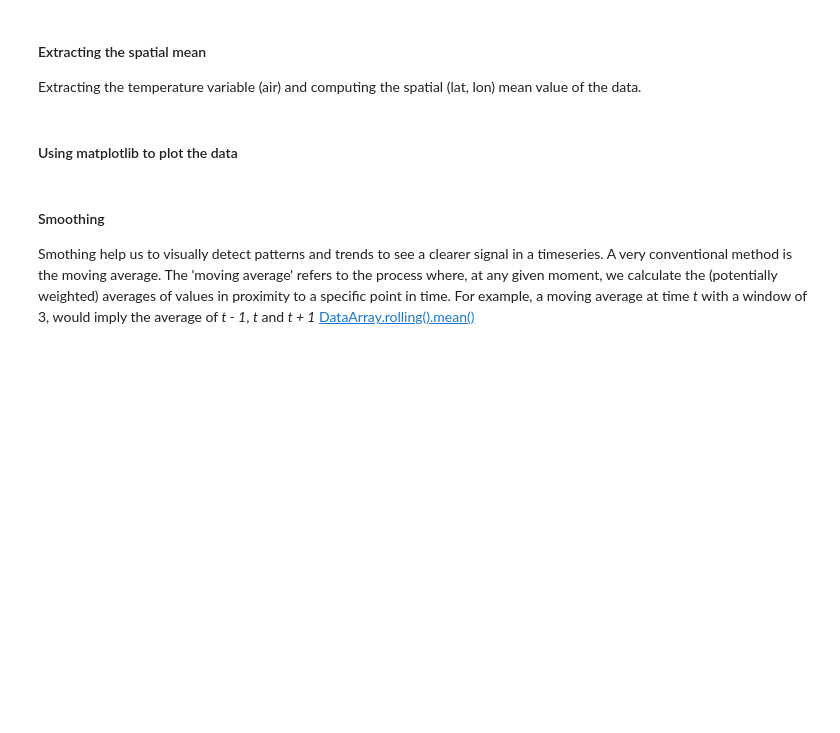
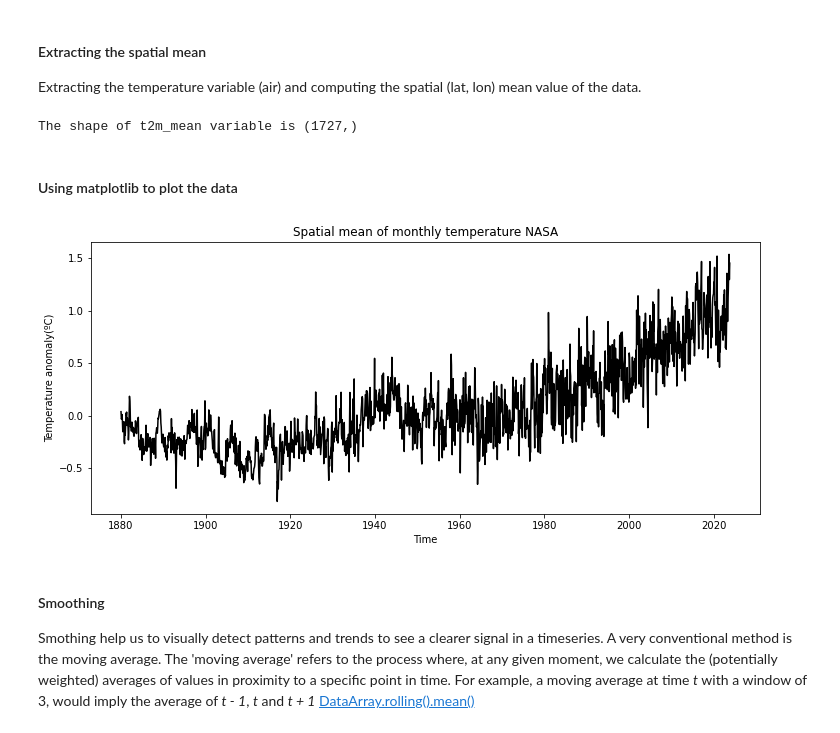
Before and after one commit to PedroLormendez/Climate-Data-A-hands-on-python-course, a Jupyter notebook: notebooks/2.Timeseries_and_2D_visualization.ipynb, the cells around one changed output. Saved outputs shown, nothing was run; the diff lists cells and outputs as text; code cells hidden in the pictures; blank space fills up the shorter version.

```diff
--- a/notebooks/2.Timeseries_and_2D_visualization.ipynb
+++ b/notebooks/2.Timeseries_and_2D_visualization.ipynb
@@ -26,4 +24,8 @@ Or [Download it here](https://drive.google.com/file/d/1-8AETmU_FBGriQgnBLHrJXPps
 # %%
 # Definging the file path
+file_path = "../data/air.2x2.250.mon.anom.comb.nc"
 # Reading the netcdf file using xarray
+DS = xr.open_dataset(file_path, engine='netcdf4')
 # Fixing the longitude coordinates
+DS = tools.convert_and_sort_coords(DS)
+DS #Monthly resolution data
@@ -34,9 +57,28 @@ Or [Download it here](https://drive.google.com/file/d/1-8AETmU_FBGriQgnBLHrJXPps
 Extracting the temperature variable (air) and computing the spatial (lat, lon) mean value of the data.
 # %%
 # Extracting the t2m variable
-# Computing the spatial mean
+t2m = DS.air
+# Computing the spatial mean (lat and lon)
+t2m_mean = t2m.mean(dim=('lat', 'lon'))
+print(f"The shape of t2m_mean variable is {t2m_mean.shape}")
+# %% [output]
+The shape of t2m_mean variable is (1727,)
 # %% [markdown]
 #### Using matplotlib to plot the data
+# %%
+plt.figure(figsize=(12,5))
+# plt.plot(x ,y)
+x = t2m_mean.time
+y = t2m_mean.values
+#plt.plot(x, y, color='k', linestyle='--', marker = '.')
+plt.plot(x,y, color='k')
+# Add axis information
+plt.xlabel('Time')
+plt.ylabel('Temperature anomaly(ºC)')
+plt.title('Spatial mean of monthly temperature NASA')
+plt.show()
+# %% [output]
+[figure, added]
 # %% [markdown]
 #### Smoothing
 Smothing help us to visually detect patterns and trends to see a clearer signal in a timeseries. A very conventional method is the moving average. The 'moving average' refers to the process where, at any given moment, we calculate the (potentially weighted) averages of values in proximity to a specific point in time. For example, a moving average  at time _t_ with a window of 3, would imply the average of _t - 1_, _t_ and _t + 1_
```
Also changed, not shown: parts of 20 cells of this notebook, 2 other files.
